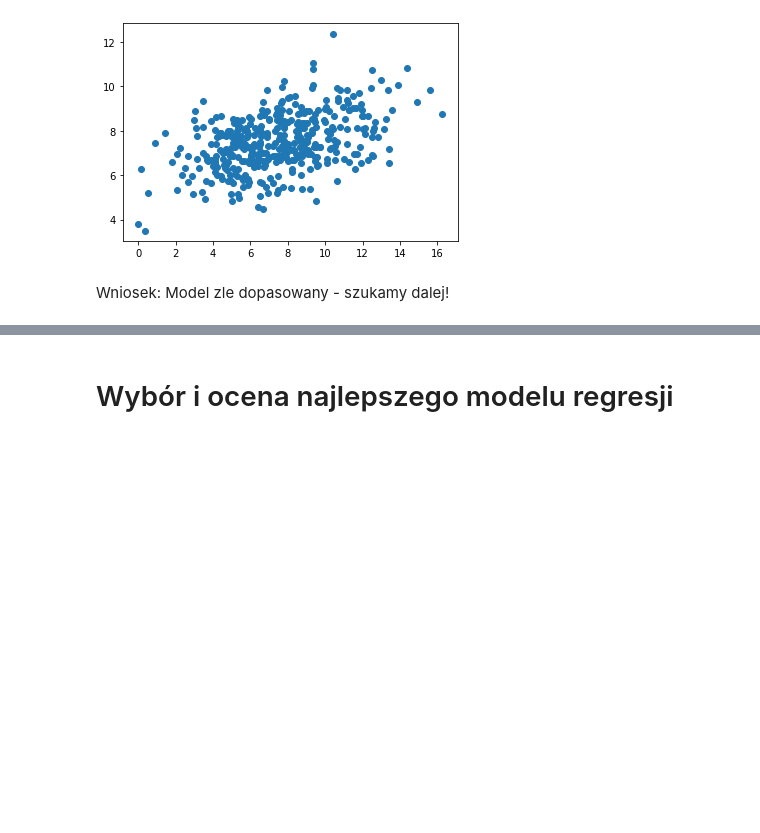
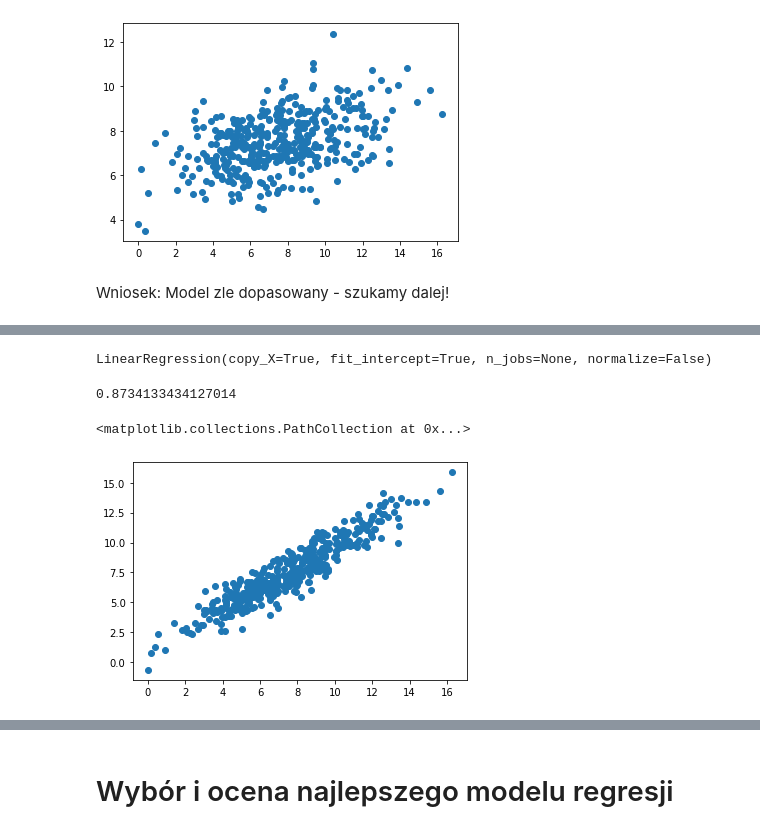
Before and after one commit to imatten/bootcamp_datascience, a Jupyter notebook: notebooks/04_regresja_liniowa/05_walidacja_modeli.ipynb, the cells around one changed output, grey strips where cells are left out. Cells and saved outputs as stored; diff of their text form; code cells hidden in the pictures; blank space fills up the shorter version.

```diff
--- a/notebooks/04_regresja_liniowa/05_walidacja_modeli.ipynb
+++ b/notebooks/04_regresja_liniowa/05_walidacja_modeli.ipynb
@@ -135,0 +153,5 @@ Wniosek: Model zle dopasowany - szukamy dalej!
+# %%
+X_full = carseats.data
+X_full = X_full.drop(['Sales'], axis=1)
+X_full = sm.add_constant(X_full,  prepend=True, has_constant='skip')
+X_full.head()
@@ -135,0 +165,18 @@ Wniosek: Model zle dopasowany - szukamy dalej!
+# %%
+X_full = pd.get_dummies(X_full)
+# %%
+lm3 = LinearRegression()
+lm3.fit(X_full, y)
+# %% [output]
+LinearRegression(copy_X=True, fit_intercept=True, n_jobs=None, normalize=False)
+# %%
+lm3.score(X_full, y)
+# %% [output]
+0.8734133434127014
+# %%
+y_pred3 = lm3.predict(X_full)
+# %%
+plt.scatter(y, y_pred3) # powinien byc skupiony na prostej y = x
+# %% [output]
+<matplotlib.collections.PathCollection at 0x...>
+[figure, added]
```
Also changed, not shown: parts of 27 cells of this notebook.
